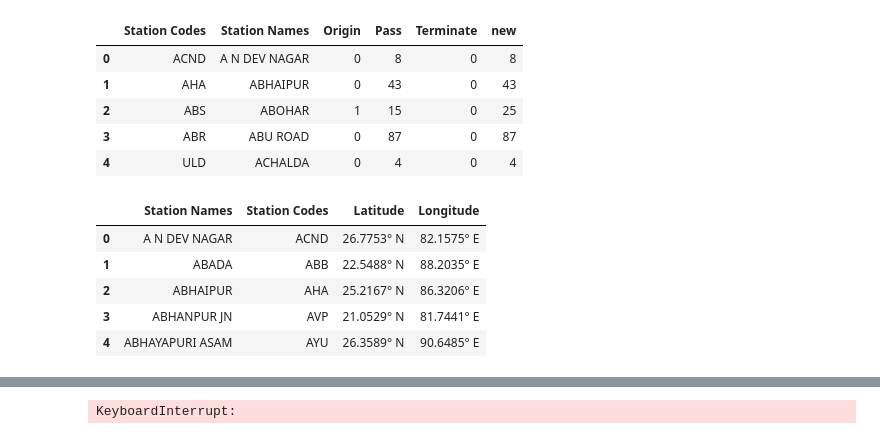
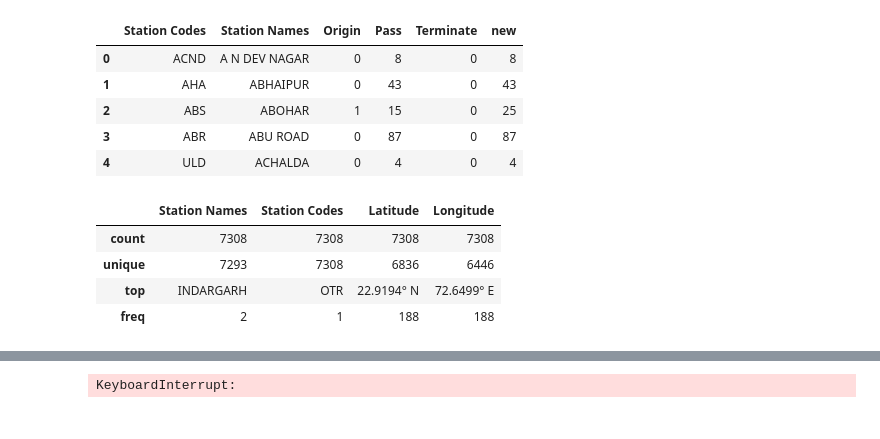
Before and after one commit to ayushdubey003/AI-based-Railway-Reservation-System, a Jupyter notebook: iPython Notebooks/Algorithm.ipynb, the cells around one changed output, grey strips where cells are left out. Saved outputs shown, nothing was run; the diff lists cells and outputs as text; code cells hidden in the pictures.

```diff
--- a/iPython Notebooks/Algorithm.ipynb
+++ b/iPython Notebooks/Algorithm.ipynb
@@ -14,12 +14,12 @@ stat.head()
 | 4 | ULD | ACHALDA | 0 | 4 | 0 | 4 |
 # %%
 stations = pd.read_csv("../datasets/stations.csv")
-stations.head()
+stations = stations.dropna()
+stations.describe()
 # %% [output]
 |  | Station Names | Station Codes | Latitude | Longitude |
-| 0 | A N DEV NAGAR | ACND | 26.7753° N | 82.1575° E |
-| 1 | ABADA | ABB | 22.5488° N | 88.2035° E |
-| 2 | ABHAIPUR | AHA | 25.2167° N | 86.3206° E |
-| 3 | ABHANPUR JN | AVP | 21.0529° N | 81.7441° E |
-| 4 | ABHAYAPURI ASAM | AYU | 26.3589° N | 90.6485° E |
+| count | 7308 | 7308 | 7308 | 7308 |
+| unique | 7293 | 7308 | 6836 | 6446 |
+| top | INDARGARH | OTR | 22.9194° N | 72.6499° E |
+| freq | 2 | 1 | 188 | 188 |
 # %%
```
Also changed, not shown: parts of 3 cells of this notebook, 4 other files.
